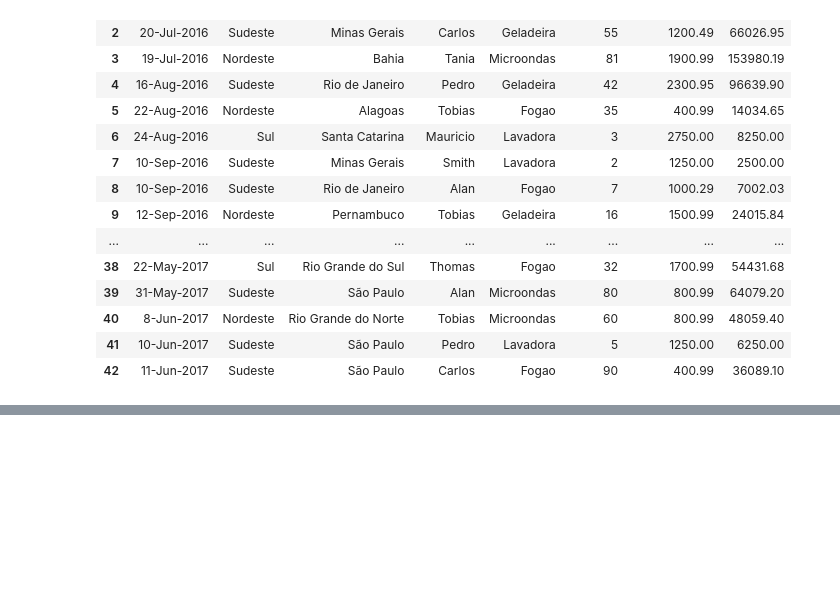
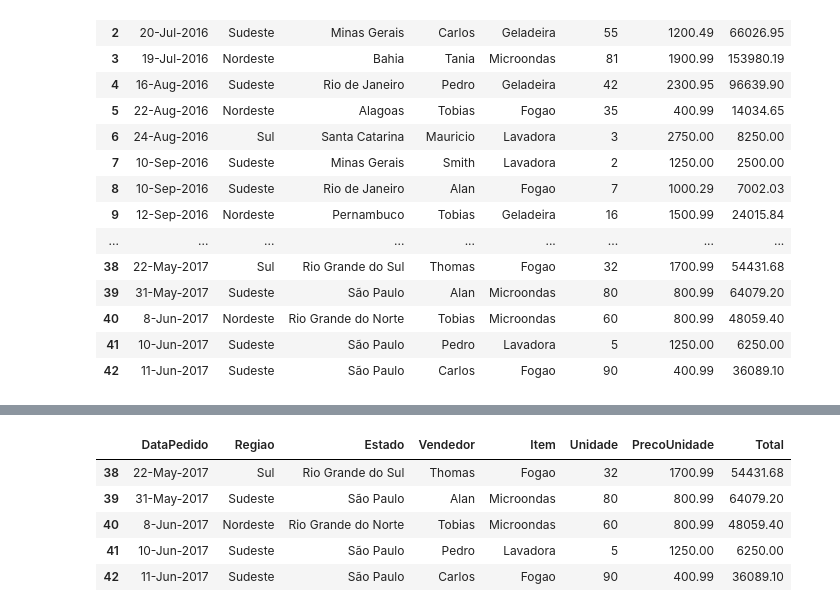
Before and after one commit to antoniofantoni/curso_python_udemy_2025, a Jupyter notebook: pandas/dados.ipynb, the cells around one changed output, grey strips where cells are left out. Cells and saved outputs as stored; diff of their text form; code cells hidden in the pictures; blank space fills up the shorter version.

```diff
--- a/pandas/dados.ipynb
+++ b/pandas/dados.ipynb
@@ -62,0 +92,9 @@ df_pedidos
+# %%
+df_pedidos.tail()  # Exibe as últimas linhas do DataFrame
+# %% [output]
+|  | DataPedido | Regiao | Estado | Vendedor | Item | Unidade | PrecoUnidade | Total |
+| 38 | 22-May-2017 | Sul | Rio Grande do Sul | Thomas | Fogao | 32 | 1700.99 | 54431.68 |
+| 39 | 31-May-2017 | Sudeste | São Paulo | Alan | Microondas | 80 | 800.99 | 64079.20 |
+| 40 | 8-Jun-2017 | Nordeste | Rio Grande do Norte | Tobias | Microondas | 60 | 800.99 | 48059.40 |
+| 41 | 10-Jun-2017 | Sudeste | São Paulo | Pedro | Lavadora | 5 | 1250.00 | 6250.00 |
+| 42 | 11-Jun-2017 | Sudeste | São Paulo | Carlos | Fogao | 90 | 400.99 | 36089.10 |
```
Also changed, not shown: parts of 4 cells of this notebook.
